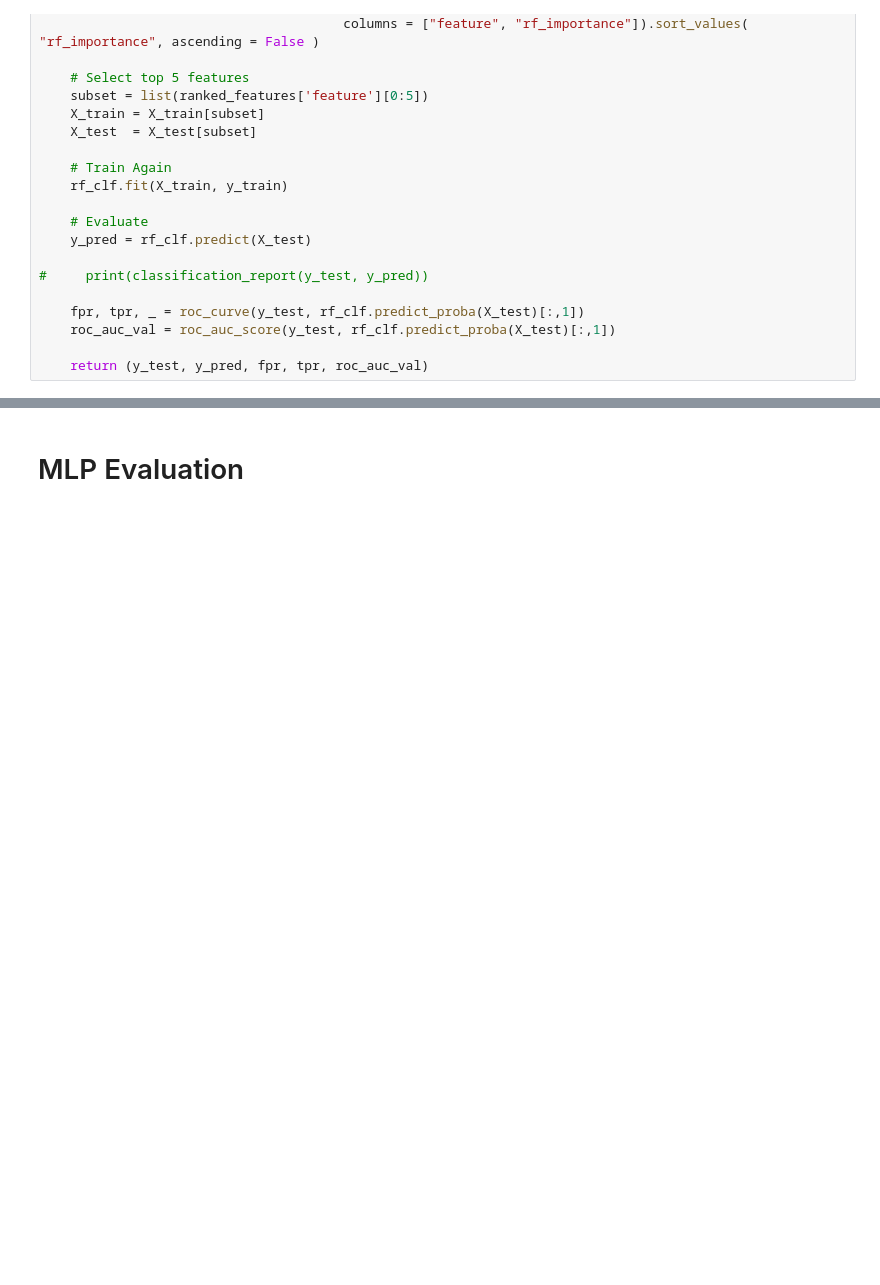
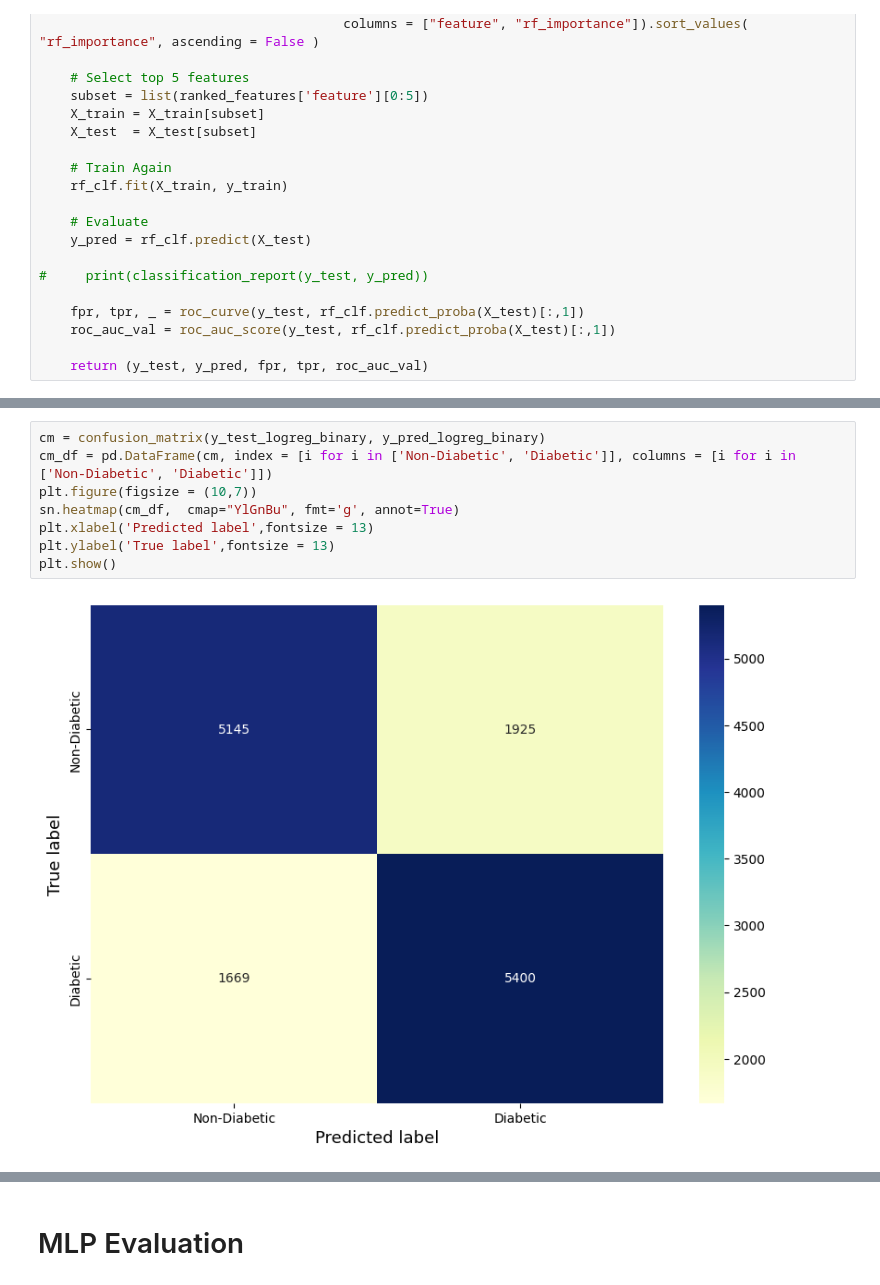
Before and after one commit to embedded-robotics/diabetes-detection-machine-learning, a Jupyter notebook: diabetes_classification.ipynb, the cells around one changed output, grey strips where cells are left out. Saved outputs shown, nothing was run; the diff lists cells and outputs as text; blank space fills up the shorter version.

```diff
--- a/diabetes_classification.ipynb
+++ b/diabetes_classification.ipynb
@@ -312,0 +474,10 @@ def random_forest_binary_split_train_evaluate_top5(train_data, test_data):
+# %%
+cm = confusion_matrix(y_test_logreg_binary, y_pred_logreg_binary)
+cm_df = pd.DataFrame(cm, index = [i for i in ['Non-Diabetic', 'Diabetic']], columns = [i for i in ['Non-Diabetic', 'Diabetic']])
+plt.figure(figsize = (10,7))
+sn.heatmap(cm_df,  cmap="YlGnBu", fmt='g', annot=True)
+plt.xlabel('Predicted label',fontsize = 13)
+plt.ylabel('True label',fontsize = 13)
+plt.show()
+# %% [output]
+[figure, added]
```
Also changed, not shown: parts of 30 cells of this notebook, 1 other file.
